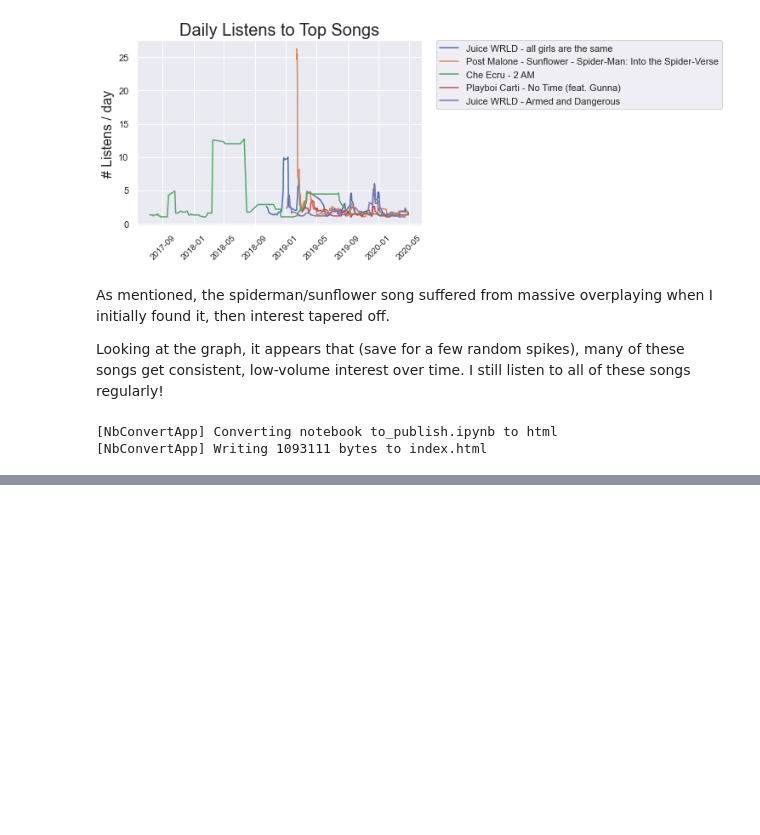
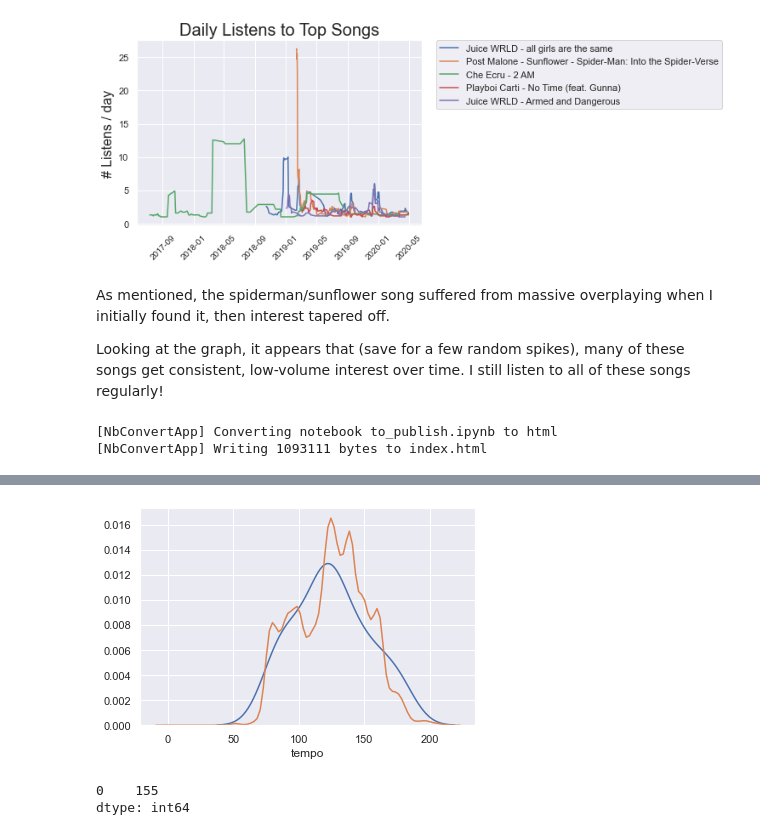
Before and after one commit to LeChase/spotify_hist, a Jupyter notebook: to_publish.ipynb, the cells around one changed output, grey strips where cells are left out. Saved outputs shown, nothing was run; the diff lists cells and outputs as text; code cells hidden in the pictures; blank space fills up the shorter version.

```diff
--- a/to_publish.ipynb
+++ b/to_publish.ipynb
@@ -530,0 +602,13 @@ Looking at the graph, it appears that (save for a few random spikes), many of th
+# %%
+sns.distplot(df_top50.tempo, hist = False)
+sns.distplot(merged.tempo, hist = False)
+
+# plt.vlines([df_top50.liveness.mean(), merged.liveness.mean()+20], ymin = 0, ymax = 0.02)
+plt.show()
+# %% [output]
+[figure, added]
+# %%
+df_top50.tempo.astype(int).mode() #, merged.tempo.astype(int).mode()
+# %% [output]
+0    155
+dtype: int64
```
Also changed, not shown: parts of 11 cells of this notebook.
